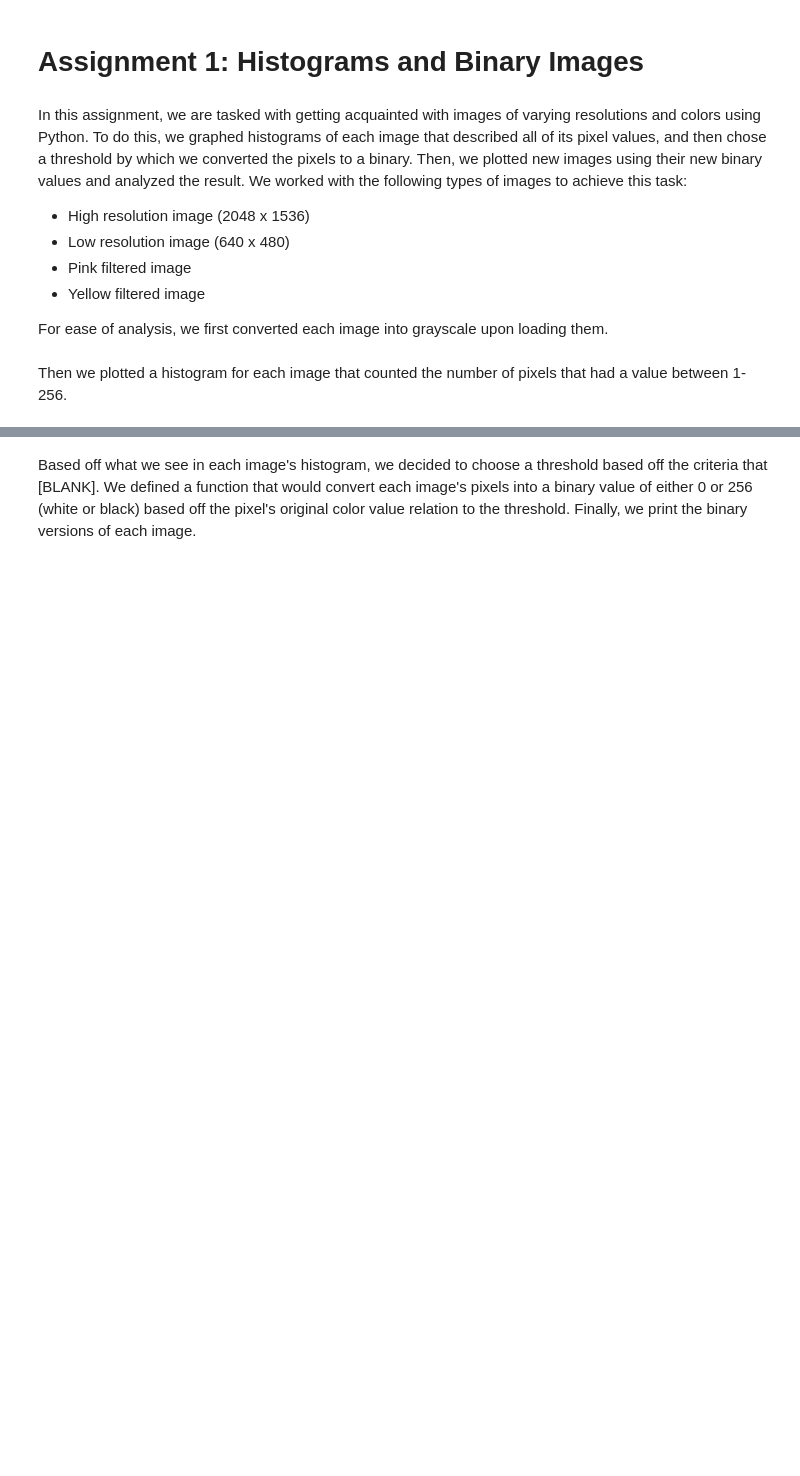
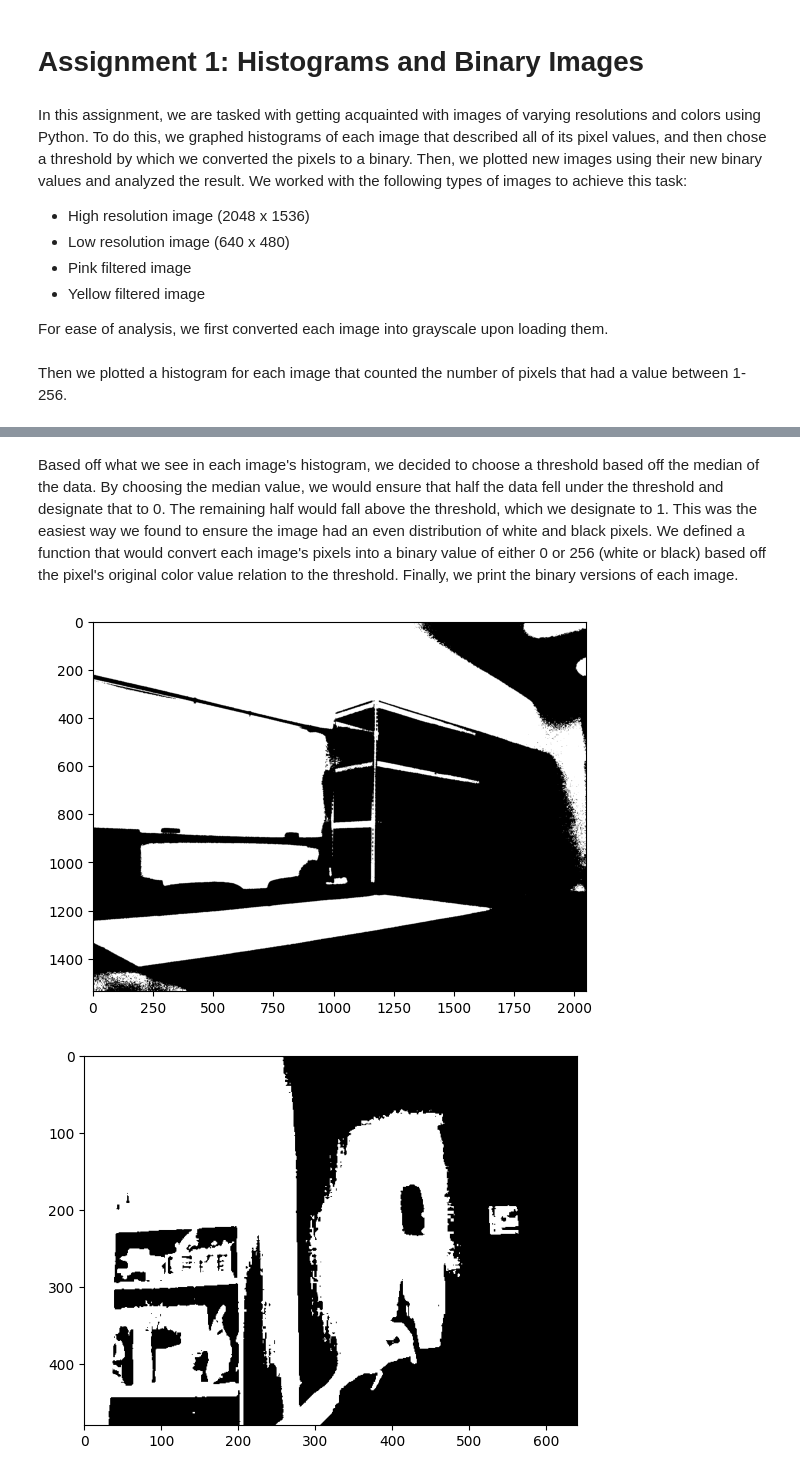
Before and after one commit to ruchadave16/ENGR3499-Img-Processing, a Jupyter notebook: Assignment-1/assignment1.ipynb, the cells around one changed output, grey strips where cells are left out. Drawn from its saved outputs; the diff is of its cells as text; code cells hidden in the pictures; blank space fills up the shorter version.

```diff
--- a/Assignment-1/assignment1.ipynb
+++ b/Assignment-1/assignment1.ipynb
@@ -42,37 +47,40 @@ plot_histogram(img4, 256)
 # %% [markdown]
-Based off what we see in each image's histogram, we decided to choose a threshold based off the criteria that [BLANK]. We defined a function that would convert each image's pixels into a binary value of either 0 or 256 (white or black) based off the pixel's original color value relation to the threshold. Finally, we print the binary versions of each image.
+Based off what we see in each image's histogram, we decided to choose a threshold based off the median of the data. By choosing the median value, we would ensure that half the data fell under the threshold and designate that to 0. The remaining half would fall above the threshold, which we designate to 1. This was the easiest way we found to ensure the image had an even distribution of white and black pixels. We defined a function that would convert each image's pixels into a binary value of either 0 or 256 (white or black) based off the pixel's original color value relation to the threshold. Finally, we print the binary versions of each image.
 # %%
 def convert_binary(input_data, threshold):
     '''
     Converts each pixel value to 0 (white) if below a given threshold and 1 (black)
     if above a given threshold.
     Args:
         input_data: An array of integers representing each pixel's color value.
         threshold: An integer representing the color value to compare each pixel with.
     '''
     i = 0
     data = []
     while i < len(input_data):
         if input_data[i] < threshold:
             data.append(0)
         else:
             data.append(255)
         i += 1
-    return data
+    return np.array(data)
 
 # Convert each image's pixels into binary and print a display of each image.
-new_img1 = convert_binary(img1, 100)
+new_img1 = convert_binary(img1, np.median(img1))
 plt.imshow(new_img1.reshape(1536, 2048), cmap="gray")
 plt.show()
 
-new_img2 = convert_binary(img2, 100)
-plt.imshow(new_img2.reshape(1536, 2048), cmap="gray")
+new_img2 = convert_binary(img2, np.median(img2))
+plt.imshow(new_img2.reshape(480, 640), cmap="gray")
 plt.show()
 
-new_img3 = convert_binary(img3, 100)
+new_img3 = convert_binary(img3, np.median(img3))
 plt.imshow(new_img3.reshape(1536, 2048), cmap="gray")
 plt.show()
 
-new_img4 = convert_binary(img4, 100)
+new_img4 = convert_binary(img4, np.median(img4))
 plt.imshow(new_img4.reshape(1536, 2048), cmap="gray")
 plt.show()
+# %% [output]
+[figure, added]
+[figure, added]
```
Also changed, not shown: parts of 3 cells of this notebook.
